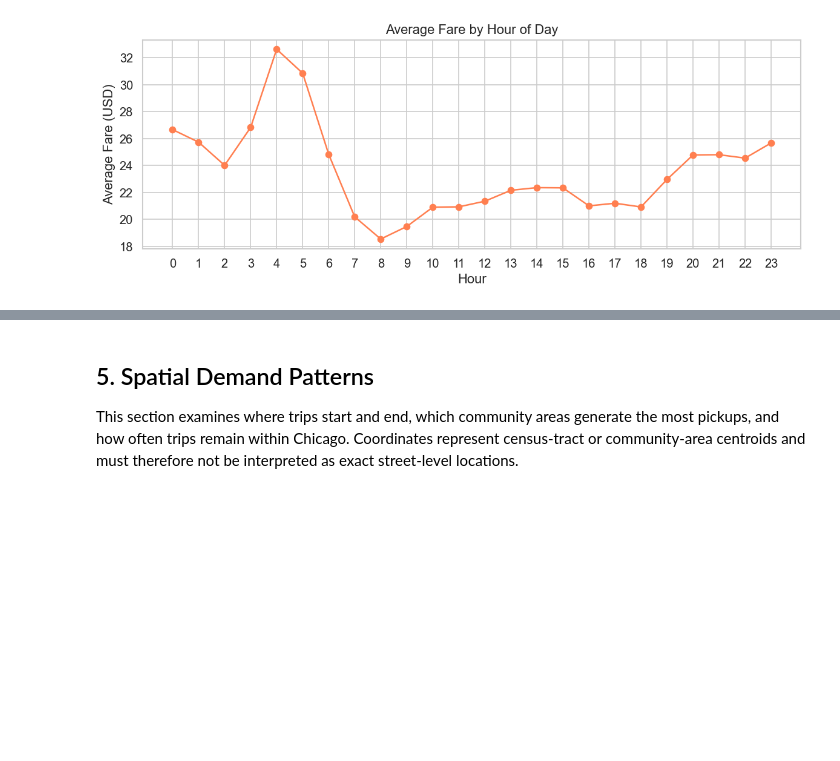
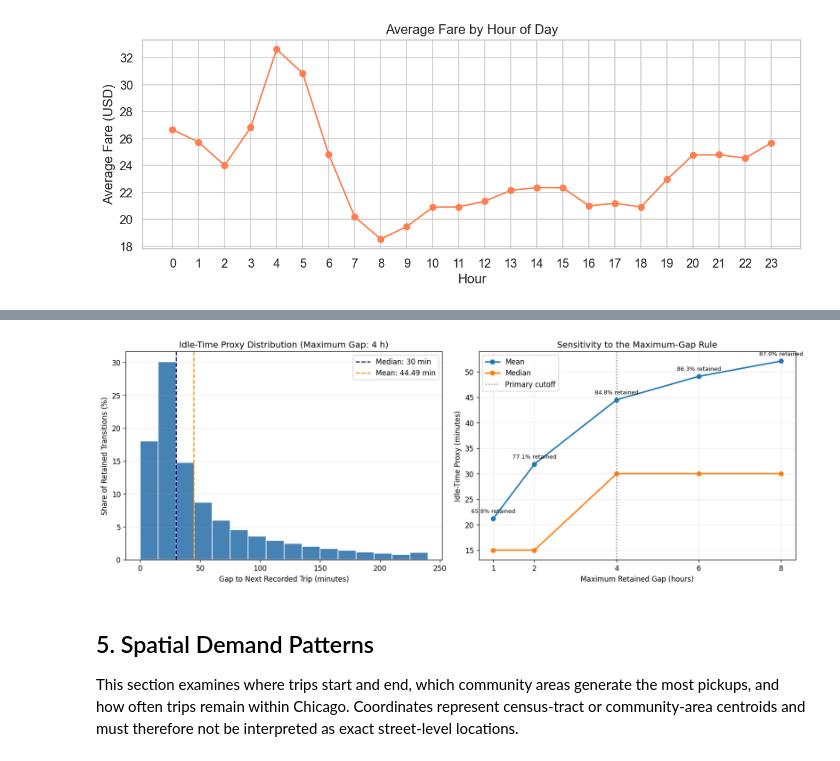
Before and after one commit to nbringew/AAA_Team_1, a Jupyter notebook: notebooks/02_descriptive_analytics/02.1_descriptive-analytics_taxis.ipynb, the cells around one changed output, grey strips where cells are left out. Cells and saved outputs as stored; diff of their text form; code cells hidden in the pictures; blank space fills up the shorter version.

```diff
--- a/notebooks/02_descriptive_analytics/02.1_descriptive-analytics_taxis.ipynb
+++ b/notebooks/02_descriptive_analytics/02.1_descriptive-analytics_taxis.ipynb
@@ -523,3 +611,54 @@ plt.show()
+# %%
+#| label: fig-idle-time-proxy
+#| fig-cap: "Idle-time proxy distribution under the four-hour rule (left) and sensitivity to the maximum retained gap (right). Percent labels show the retained share of non-negative consecutive-trip gaps."
+
+idle_primary = nonnegative_gaps[nonnegative_gaps <= 4 * 60]
+
+fig, axes = plt.subplots(1, 2, figsize=(14, 5))
+
+# Distribution in 15-minute bins, matching the timestamp granularity visible in the data.
+bins = np.arange(0, 4 * 60 + 15, 15)
+bin_counts, bin_edges = np.histogram(idle_primary.to_numpy(), bins=bins)
+bin_shares = 100 * bin_counts / bin_counts.sum()
+bin_centers = (bin_edges[:-1] + bin_edges[1:]) / 2
+axes[0].bar(bin_centers, bin_shares, width=np.diff(bin_edges),
+            color="steelblue", edgecolor="white", align="center")
+axes[0].axvline(idle_primary.median(), color="navy", linestyle="--",
+                label=f"Median: {idle_primary.median():.0f} min")
+axes[0].axvline(idle_primary.mean(), color="darkorange", linestyle="--",
+                label=f"Mean: {idle_primary.mean():.2f} min")
+axes[0].set_title("Idle-Time Proxy Distribution (Maximum Gap: 4 h)")
+axes[0].set_xlabel("Gap to Next Recorded Trip (minutes)")
+axes[0].set_ylabel("Share of Retained Transitions (%)")
+axes[0].legend()
+axes[0].grid(axis="y", alpha=0.25)
+
+# Sensitivity of location statistics to the assumed off-shift cutoff.
+cutoff_hours = idle_sensitivity["Maximum Gap"].str.extract(r"(\d+)")[0].astype(int)
+axes[1].plot(cutoff_hours, idle_sensitivity["Mean Idle Proxy (min)"],
+             marker="o", linewidth=2, label="Mean")
+axes[1].plot(cutoff_hours, idle_sensitivity["Median Idle Proxy (min)"],
+             marker="o", linewidth=2, label="Median")
+for x, mean_value, share in zip(
+    cutoff_hours,
+    idle_sensitivity["Mean Idle Proxy (min)"],
+    idle_sensitivity["Share of Non-negative Gaps"],
+):
+    axes[1].annotate(f"{share:.1f}% retained", (x, mean_value),
+                     xytext=(0, 8), textcoords="offset points",
+                     ha="center", fontsize=8)
+axes[1].axvline(4, color="grey", linestyle=":", label="Primary cutoff")
+axes[1].set_title("Sensitivity to the Maximum-Gap Rule")
+axes[1].set_xlabel("Maximum Retained Gap (hours)")
+axes[1].set_ylabel("Idle-Time Proxy (minutes)")
+axes[1].set_xticks(cutoff_hours)
+axes[1].legend()
+axes[1].grid(alpha=0.25)
+
+fig.tight_layout()
+plt.show()
+# %% [output]
+[figure, added]
 # %% [markdown]
 ## 5. Spatial Demand Patterns
 
```
Also changed, not shown: parts of 6 cells of this notebook, 3 other files.
